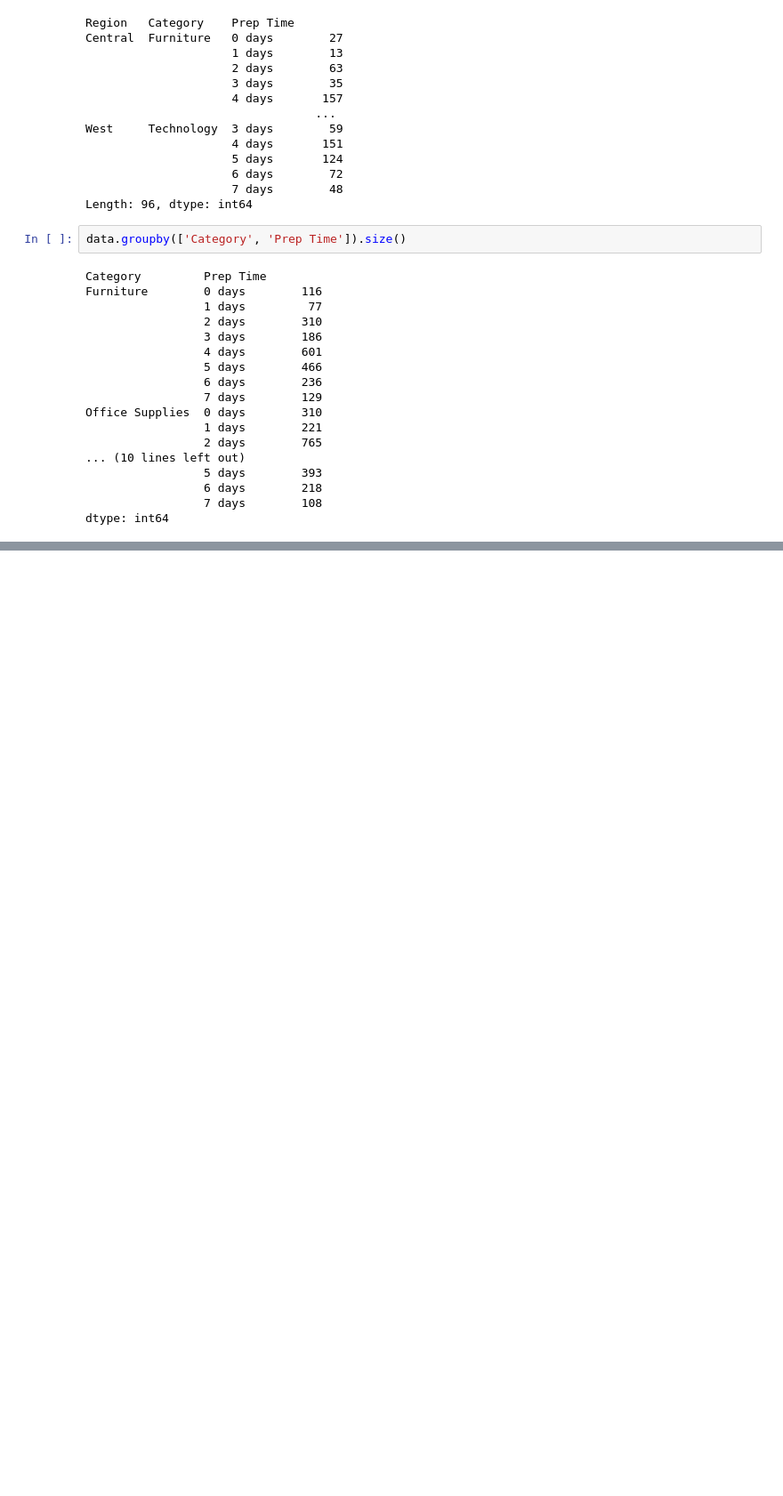
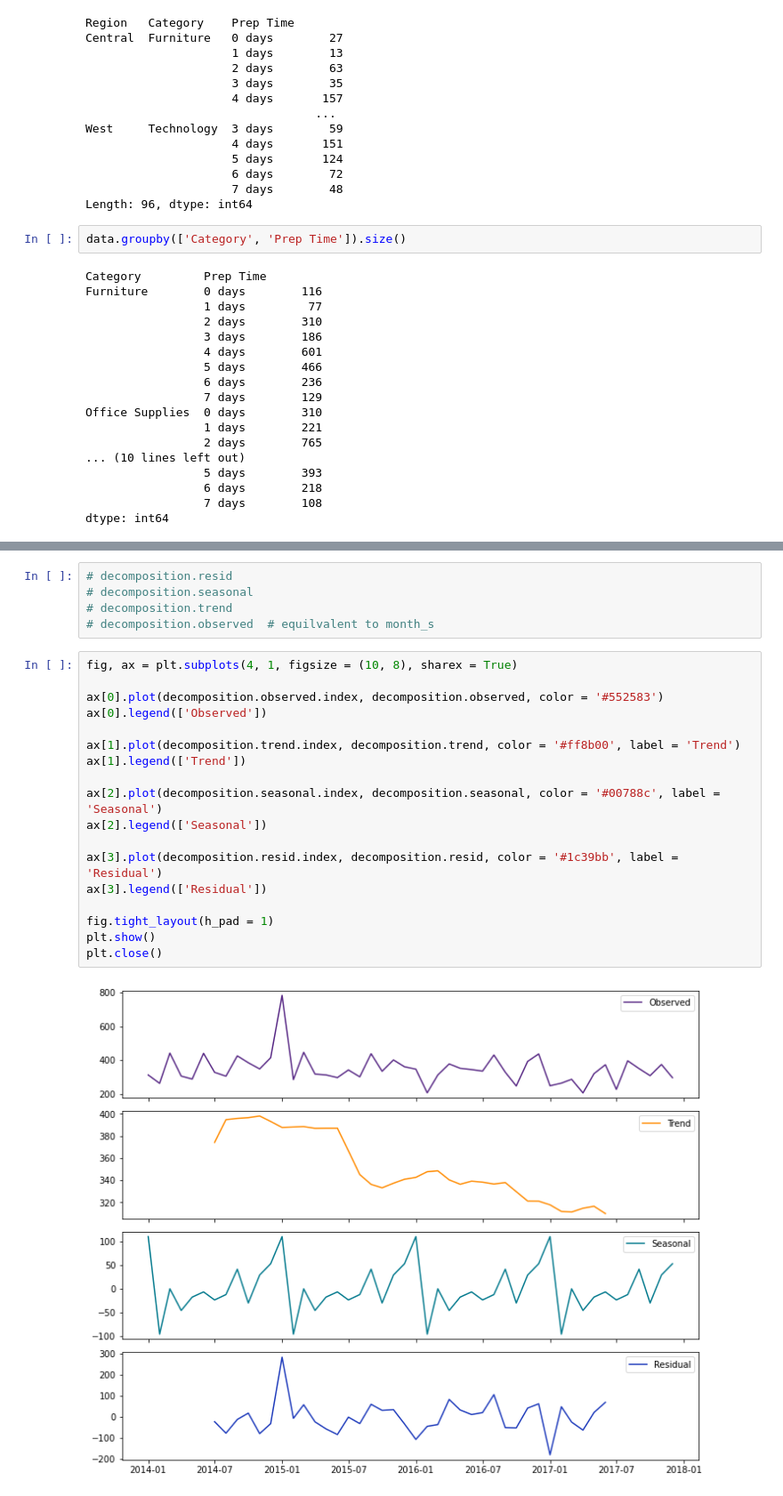
Before and after one commit to samar14641/timeseries-101, a Jupyter notebook: superstore.ipynb, the cells around one changed output, grey strips where cells are left out. Shown: that part at 89% size. Saved outputs shown, nothing was run; the diff lists cells and outputs as text; blank space fills up the shorter version.

```diff
--- a/superstore.ipynb
+++ b/superstore.ipynb
@@ -156,0 +225,25 @@ dtype: int64
+# %%
+# decomposition.resid
+# decomposition.seasonal
+# decomposition.trend
+# decomposition.observed  # equilvalent to month_s
+# %%
+fig, ax = plt.subplots(4, 1, figsize = (10, 8), sharex = True)
+
+ax[0].plot(decomposition.observed.index, decomposition.observed, color = '#552583')
+ax[0].legend(['Observed'])
+
+ax[1].plot(decomposition.trend.index, decomposition.trend, color = '#ff8b00', label = 'Trend')
+ax[1].legend(['Trend'])
+
+ax[2].plot(decomposition.seasonal.index, decomposition.seasonal, color = '#00788c', label = 'Seasonal')
+ax[2].legend(['Seasonal'])
+
+ax[3].plot(decomposition.resid.index, decomposition.resid, color = '#1c39bb', label = 'Residual')
+ax[3].legend(['Residual'])
+
+fig.tight_layout(h_pad = 1)
+plt.show()
+plt.close()
+# %% [output]
+[figure, added]
```
Also changed, not shown: parts of 10 cells of this notebook.
